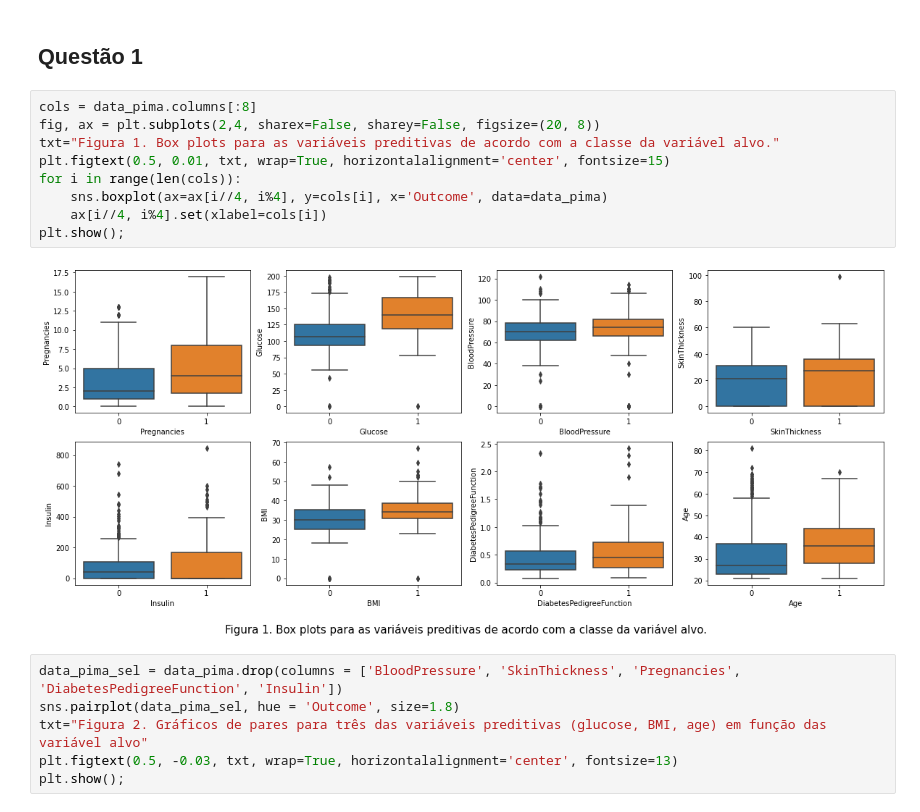
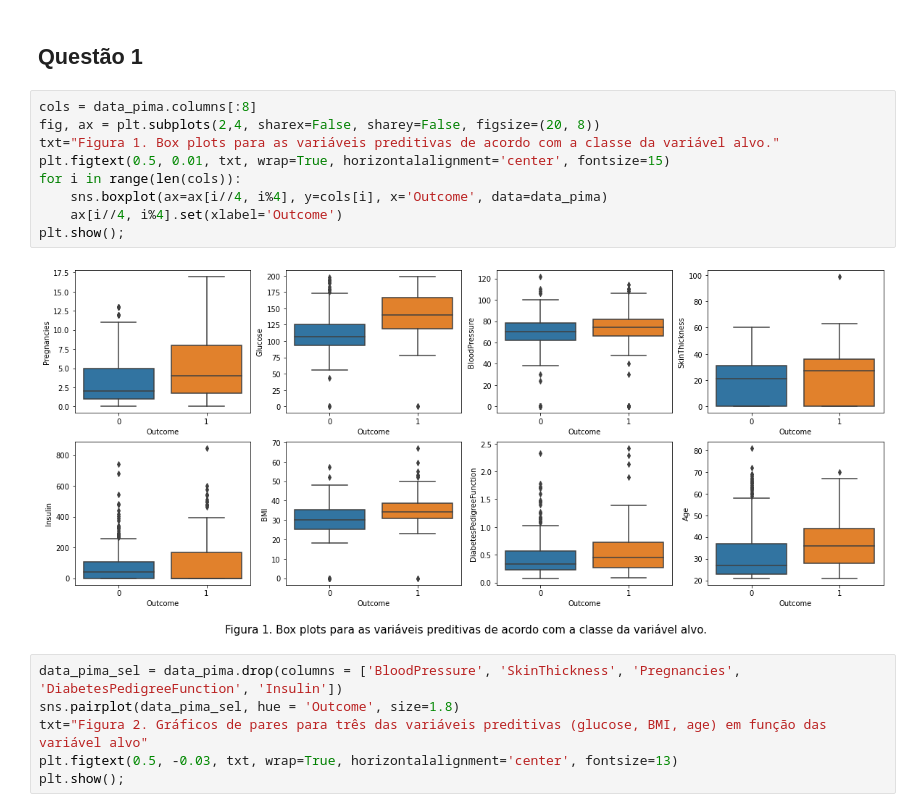
Before and after one commit to mvtap/ML, a Jupyter notebook: Project_final.ipynb, the cells around one changed output. Drawn from its saved outputs; the diff is of its cells as text.

```diff
--- a/Project_final.ipynb
+++ b/Project_final.ipynb
@@ -39,14 +39,14 @@ data_pima = pd.read_csv('diabetes.csv');
 # %%
 cols = data_pima.columns[:8]
 fig, ax = plt.subplots(2,4, sharex=False, sharey=False, figsize=(20, 8))
 txt="Figura 1. Box plots para as variáveis preditivas de acordo com a classe da variável alvo."
 plt.figtext(0.5, 0.01, txt, wrap=True, horizontalalignment='center', fontsize=15)
 for i in range(len(cols)):
     sns.boxplot(ax=ax[i//4, i%4], y=cols[i], x='Outcome', data=data_pima)
-    ax[i//4, i%4].set(xlabel=cols[i])
+    ax[i//4, i%4].set(xlabel='Outcome')
 plt.show();
 # %% [output]
-[figure, old version]
+[figure, new version]
 # %%
 data_pima_sel = data_pima.drop(columns = ['BloodPressure', 'SkinThickness', 'Pregnancies', 'DiabetesPedigreeFunction', 'Insulin'])
 sns.pairplot(data_pima_sel, hue = 'Outcome', size=1.8)
```
Also changed, not shown: parts of 1 cell of this notebook, 1 other file.
